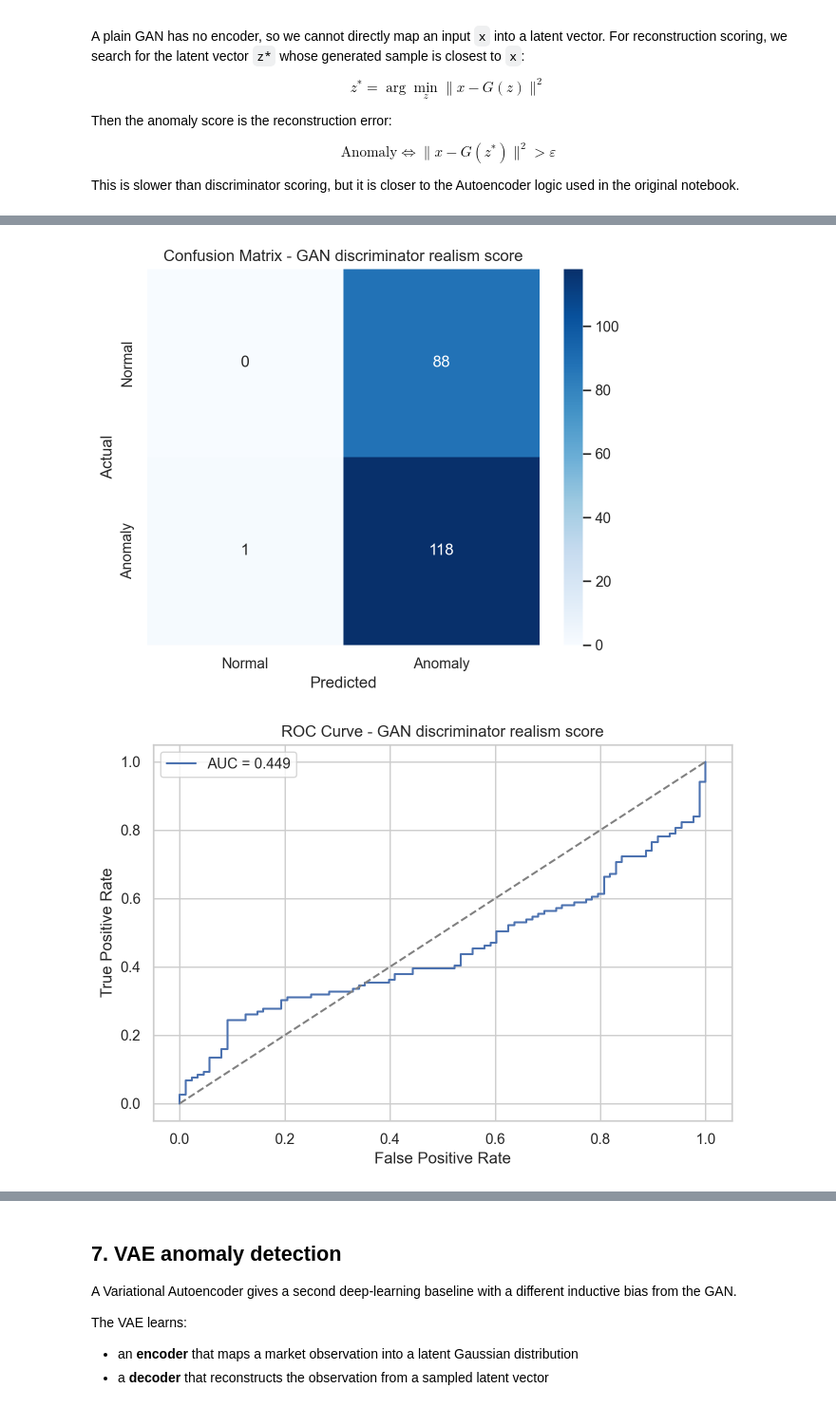
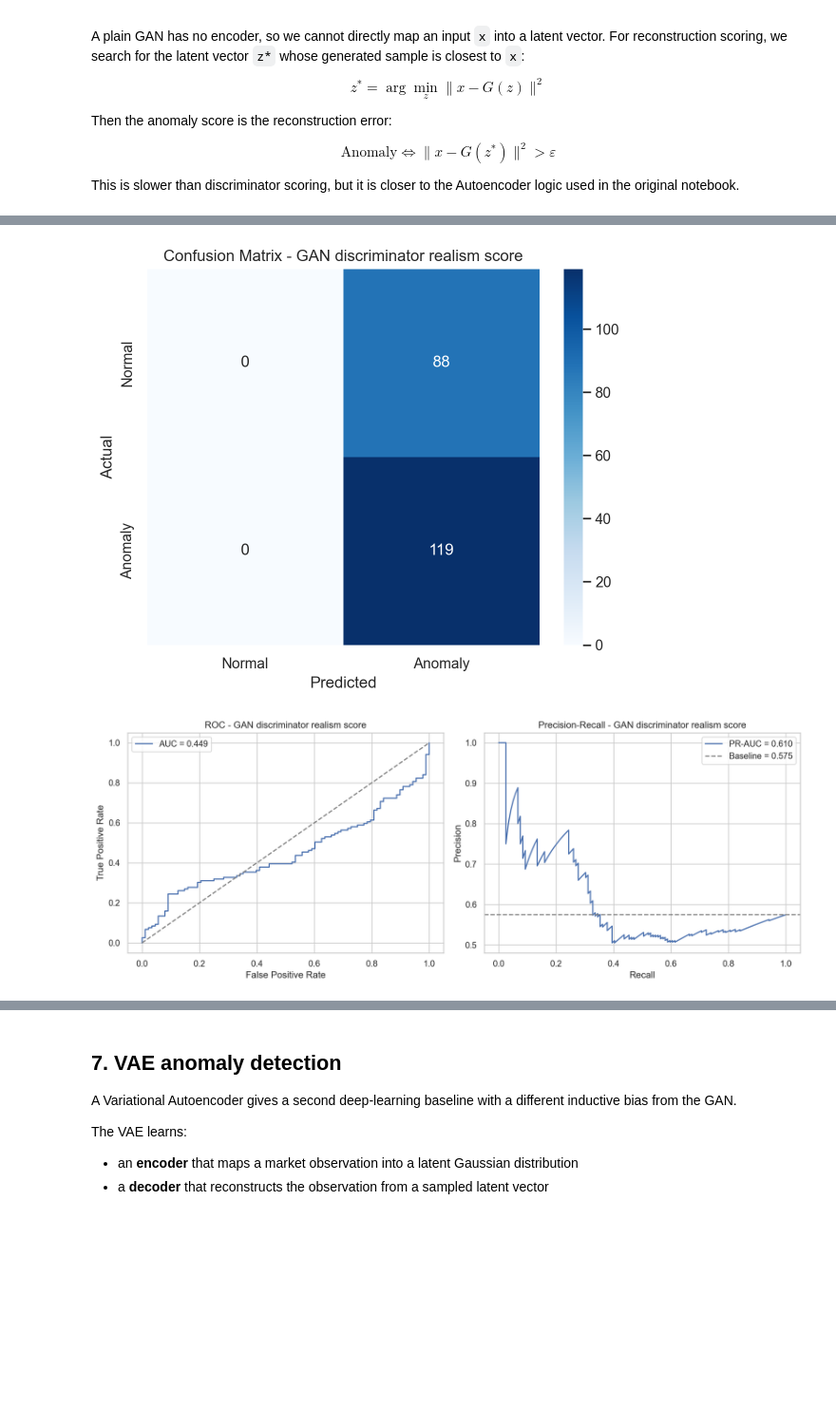
Before and after one commit to Peng-Rao/Fintech, a Jupyter notebook: BC4/GANAnomalyDetectionPoliMI.ipynb, the cells around one changed output, grey strips where cells are left out. Shown at 95% size. Cells and saved outputs as stored; diff of their text form; code cells hidden in the pictures; blank space fills up the shorter version.

```diff
--- a/BC4/GANAnomalyDetectionPoliMI.ipynb
+++ b/BC4/GANAnomalyDetectionPoliMI.ipynb
@@ -431,6 +467,7 @@ $$
 This is slower than discriminator scoring, but it is closer to the Autoencoder logic used in the original notebook.
 # %%
 def gan_reconstruction_error(generator, X, latent_dim, steps=250, lr=0.05, batch_size=128):
+    """Optimise z to reconstruct each batch, then return per-sample reconstruction MSE."""
     generator.eval()
     errors = []
 
@@ -443,7 +480,8 @@ def gan_reconstruction_error(generator, X, latent_dim, steps=250, lr=0.05, batch
         for _ in range(steps):
             z_optimizer.zero_grad()
             reconstructed = generator(z)
-            loss = ((reconstructed - x) ** 2).mean()
+            # Per-sample MSE summed across the batch keeps each row's gradient independent of batch size.
+            loss = ((reconstructed - x) ** 2).mean(dim=1).sum()
             loss.backward()
             z_optimizer.step()
 
@@ -454,25 +492,11 @@ def gan_reconstruction_error(generator, X, latent_dim, steps=250, lr=0.05, batch
 
     return np.array(errors)
 
-def choose_high_score_threshold(y_true, anomaly_score, n_grid=1000):
-    """High score means more anomalous. Predict anomaly when score > epsilon."""
-    thresholds = np.linspace(anomaly_score.min(), anomaly_score.max(), n_grid)
-    best = {"epsilon": thresholds[0], "f1": -1.0, "precision": 0.0, "recall": 0.0}
-
-    for epsilon in thresholds:
-        pred = (anomaly_score > epsilon).astype(int)
-        precision = precision_score(y_true, pred, zero_division=0)
-        recall = recall_score(y_true, pred, zero_division=0)
-        f1 = f1_score(y_true, pred, zero_division=0)
-        if f1 > best["f1"]:
-            best = {"epsilon": epsilon, "f1": f1, "precision": precision, "recall": recall}
-
-    return best
 
 cv_reconstruction_error = gan_reconstruction_error(G, X_cross_val, latent_dim, steps=250)
 test_reconstruction_error = gan_reconstruction_error(G, X_test, latent_dim, steps=250)
 
-reconstruction_threshold = choose_high_score_threshold(y_cross_val, cv_reconstruction_error)
+reconstruction_threshold = choose_anomaly_threshold(y_cross_val, cv_reconstruction_error)
 y_pred_reconstruction = (test_reconstruction_error > reconstruction_threshold["epsilon"]).astype(int)
 
 reconstruction_threshold
@@ -493,17 +525,27 @@ def evaluate_anomaly_detector(y_true, y_pred, anomaly_score, model_name):
     precision = precision_score(y_true, y_pred, zero_division=0)
     recall = recall_score(y_true, y_pred, zero_division=0)
     f1 = f1_score(y_true, y_pred, zero_division=0)
+    f2 = fbeta_score(y_true, y_pred, beta=2.0, zero_division=0)
 
     fpr, tpr, _ = roc_curve(y_true, anomaly_score)
     roc_auc = auc(fpr, tpr)
+    pr_precision, pr_recall, _ = precision_recall_curve(y_true, anomaly_score)
+    pr_auc = average_precision_score(y_true, anomaly_score)
+
+    cm = confusion_matrix(y_true, y_pred)
+    tn, fp, fn, tp = cm.ravel() if cm.size == 4 else (0, 0, 0, 0)
+    fnr = fn / (fn + tp) if (fn + tp) > 0 else 0.0
+    baseline_rate = float(np.mean(y_true))
 
     print(f"\n{model_name}")
-    print(f"Precision: {precision:.4f}")
-    print(f"Recall:    {recall:.4f}")
-    print(f"F1 Score:  {f1:.4f}")
-    print(f"ROC-AUC:   {roc_auc:.4f}")
+    print(f"Recall:       {recall:.4f}   <- crises caught")
+    print(f"FNR:          {fnr:.4f}   <- crises missed (lower is better)")
+    print(f"F2:           {f2:.4f}")
+    print(f"PR-AUC:       {pr_auc:.4f}  (baseline = {baseline_rate:.4f})")
+    print(f"Precision:    {precision:.4f}")
+    print(f"F1:           {f1:.4f}")
+    print(f"ROC-AUC:      {roc_auc:.4f}")
 
-    cm = confusion_matrix(y_true, y_pred)
     plt.figure(figsize=(6, 5))
     sns.heatmap(cm, annot=True, fmt="d", cmap="Blues",
                 xticklabels=["Normal", "Anomaly"],
@@ -514,13 +556,20 @@ def evaluate_anomaly_detector(y_true, y_pred, anomaly_score, model_name):
     plt.tight_layout()
     plt.show()
 
-    plt.figure(figsize=(7, 5))
-    plt.plot(fpr, tpr, label=f"AUC = {roc_auc:.3f}")
-    plt.plot([0, 1], [0, 1], linestyle="--", color="gray")
-    plt.xlabel("False Positive Rate")
-    plt.ylabel("True Positive Rate")
-    plt.title(f"ROC Curve - {model_name}")
-    plt.legend()
+    fig, axes = plt.subplots(1, 2, figsize=(13, 5))
+    axes[0].plot(fpr, tpr, label=f"AUC = {roc_auc:.3f}")
+    axes[0].plot([0, 1], [0, 1], linestyle="--", color="gray")
+    axes[0].set_xlabel("False Positive Rate")
+    axes[0].set_ylabel("True Positive Rate")
+    axes[0].set_title(f"ROC - {model_name}")
+    axes[0].legend()
+
+    axes[1].plot(pr_recall, pr_precision, label=f"PR-AUC = {pr_auc:.3f}")
+    axes[1].axhline(baseline_rate, color="gray", linestyle="--", label=f"Baseline = {baseline_rate:.3f}")
+    axes[1].set_xlabel("Recall")
+    axes[1].set_ylabel("Precision")
+    axes[1].set_title(f"Precision-Recall - {model_name}")
+    axes[1].legend()
     plt.tight_layout()
     plt.show()
 
@@ -529,21 +578,19 @@ def evaluate_anomaly_detector(y_true, y_pred, anomaly_score, model_name):
         "precision": precision,
         "recall": recall,
         "f1": f1,
+        "f2": f2,
+        "fnr": fnr,
         "roc_auc": roc_auc,
+        "pr_auc": pr_auc,
     }
 
+
 realism_metrics = evaluate_anomaly_detector(
-    y_test,
-    y_pred_realism,
-    1.0 - test_realism,
-    "GAN discriminator realism score",
+    y_test, y_pred_realism, test_realism, "GAN discriminator realism score",
 )
 
 reconstruction_metrics = evaluate_anomaly_detector(
-    y_test,
-    y_pred_reconstruction,
-    test_reconstruction_error,
-    "GAN reconstruction score",
+    y_test, y_pred_reconstruction, test_reconstruction_error, "GAN reconstruction score",
 )
 
 pd.DataFrame([realism_metrics, reconstruction_metrics])
@@ -556,3 +606,3 @@ ROC-AUC:   0.4490
-[figure, old version]
+[figure, new version]
-[figure, old version]
+[figure, new version]
 GAN reconstruction score
```
Also changed, not shown: parts of 16 cells of this notebook.
